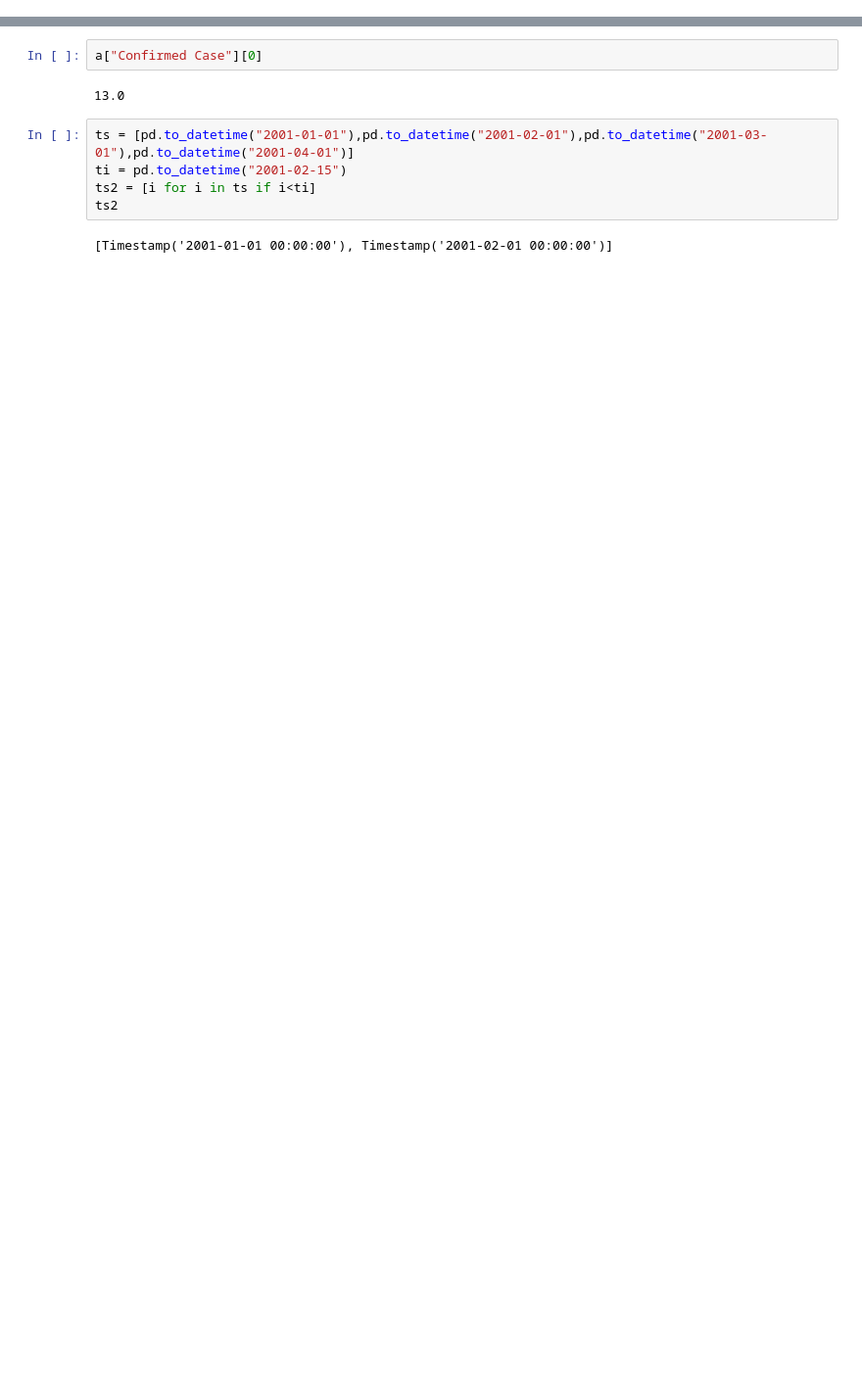
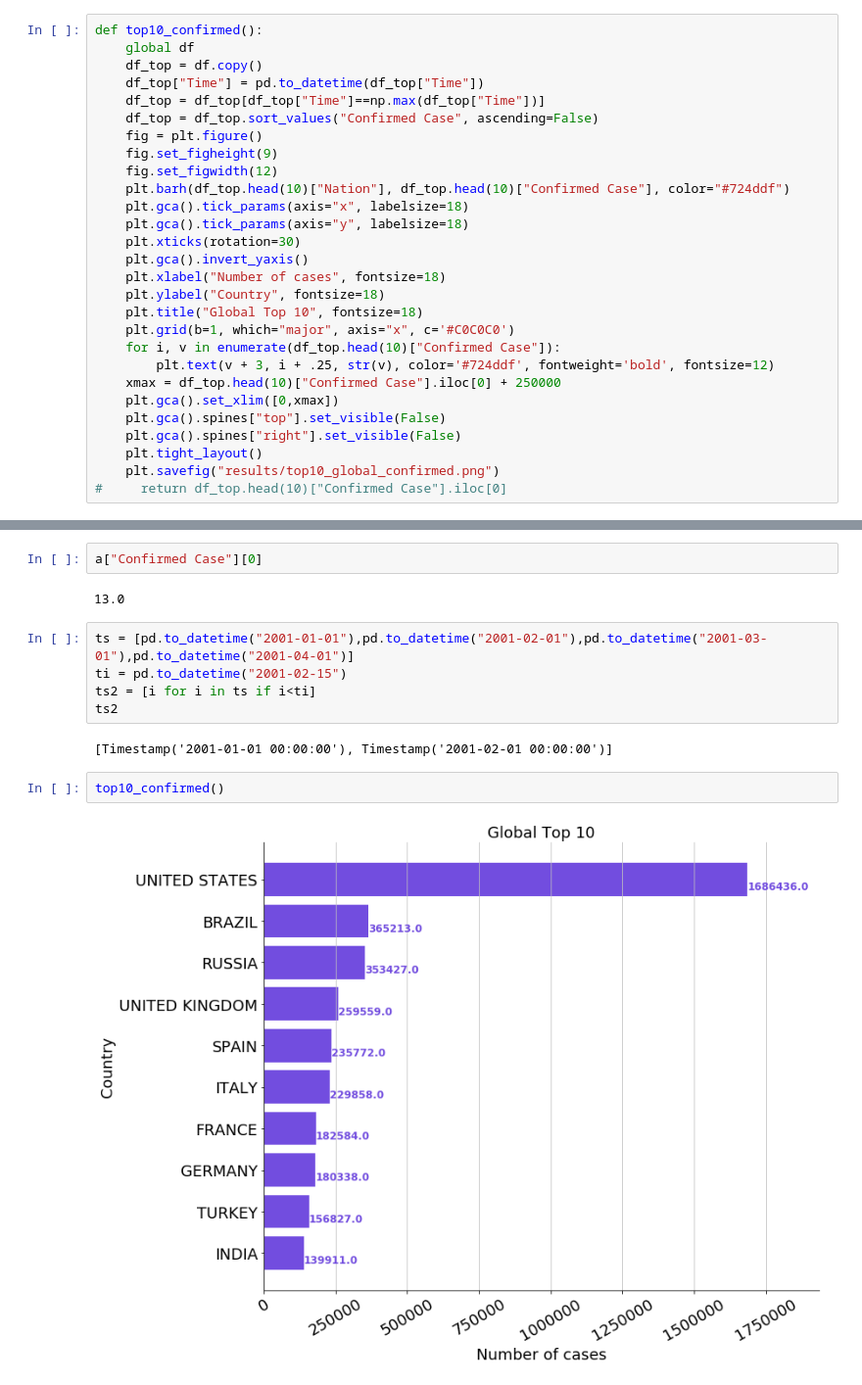
Before and after one commit to chetanborse1999/covid19data, a Jupyter notebook: analyse.ipynb, the cells around one changed output, grey strips where cells are left out. Shown: that part at 98% size. Cells and saved outputs as stored; diff of their text form; blank space fills up the shorter version.

```diff
--- a/analyse.ipynb
+++ b/analyse.ipynb
@@ -139,4 +139,32 @@ def daily_plot(df):
 #     return df_daily
+# %%
+def top10_confirmed():
+    global df
+    df_top = df.copy()
+    df_top["Time"] = pd.to_datetime(df_top["Time"])
+    df_top = df_top[df_top["Time"]==np.max(df_top["Time"])]
+    df_top = df_top.sort_values("Confirmed Case", ascending=False)
+    fig = plt.figure()
+    fig.set_figheight(9)
+    fig.set_figwidth(12)
+    plt.barh(df_top.head(10)["Nation"], df_top.head(10)["Confirmed Case"], color="#724ddf")
+    plt.gca().tick_params(axis="x", labelsize=18)
+    plt.gca().tick_params(axis="y", labelsize=18)
+    plt.xticks(rotation=30)
+    plt.gca().invert_yaxis()
+    plt.xlabel("Number of cases", fontsize=18)
+    plt.ylabel("Country", fontsize=18)
+    plt.title("Global Top 10", fontsize=18)
+    plt.grid(b=1, which="major", axis="x", c='#C0C0C0')
+    for i, v in enumerate(df_top.head(10)["Confirmed Case"]):
+        plt.text(v + 3, i + .25, str(v), color='#724ddf', fontweight='bold', fontsize=12)
+    xmax = df_top.head(10)["Confirmed Case"].iloc[0] + 250000
+    plt.gca().set_xlim([0,xmax])
+    plt.gca().spines["top"].set_visible(False)
+    plt.gca().spines["right"].set_visible(False)
+    plt.tight_layout()
+    plt.savefig("results/top10_global_confirmed.png")
+#     return df_top.head(10)["Confirmed Case"].iloc[0]
 # %%
 for country in countries:
     df_x = pd.read_csv("data_csv/by_country/{}.csv".format(country))
@@ -215,3 +244,7 @@ ts2 = [i for i in ts if i<ti]
 ts2
 # %% [output]
 [Timestamp('2001-01-01 00:00:00'), Timestamp('2001-02-01 00:00:00')]
+# %%
+top10_confirmed()
+# %% [output]
+[figure, added]
```
Also changed, not shown: parts of 3 cells of this notebook, 1 other file.
